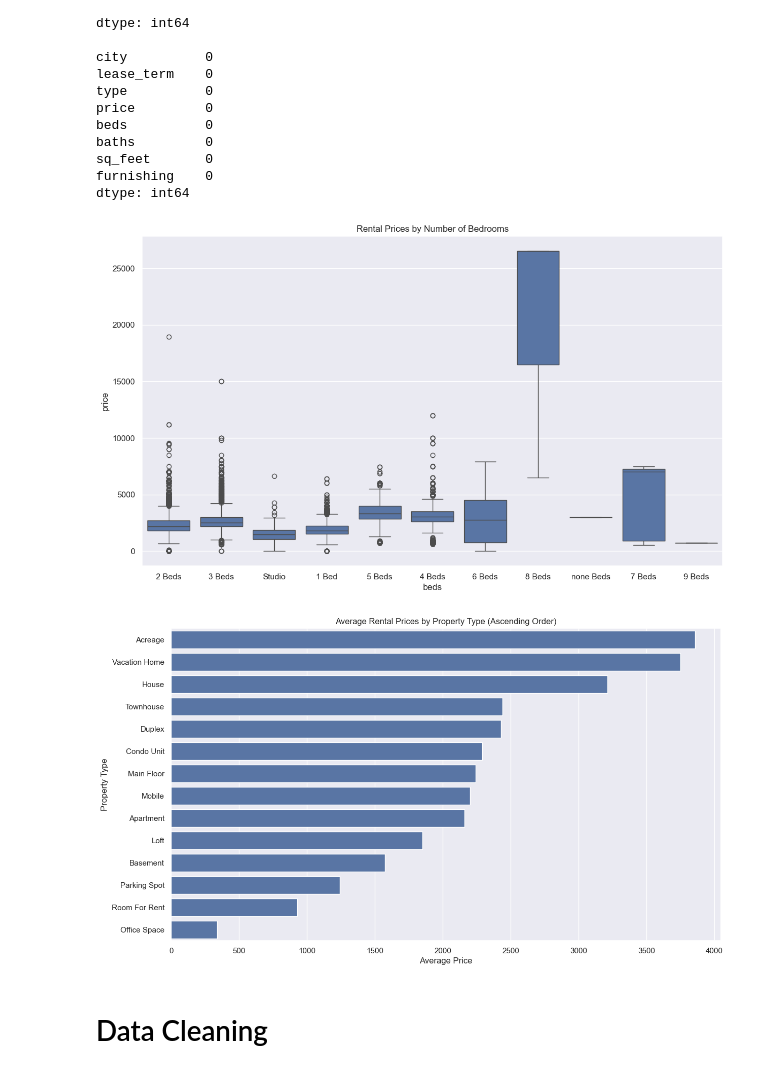
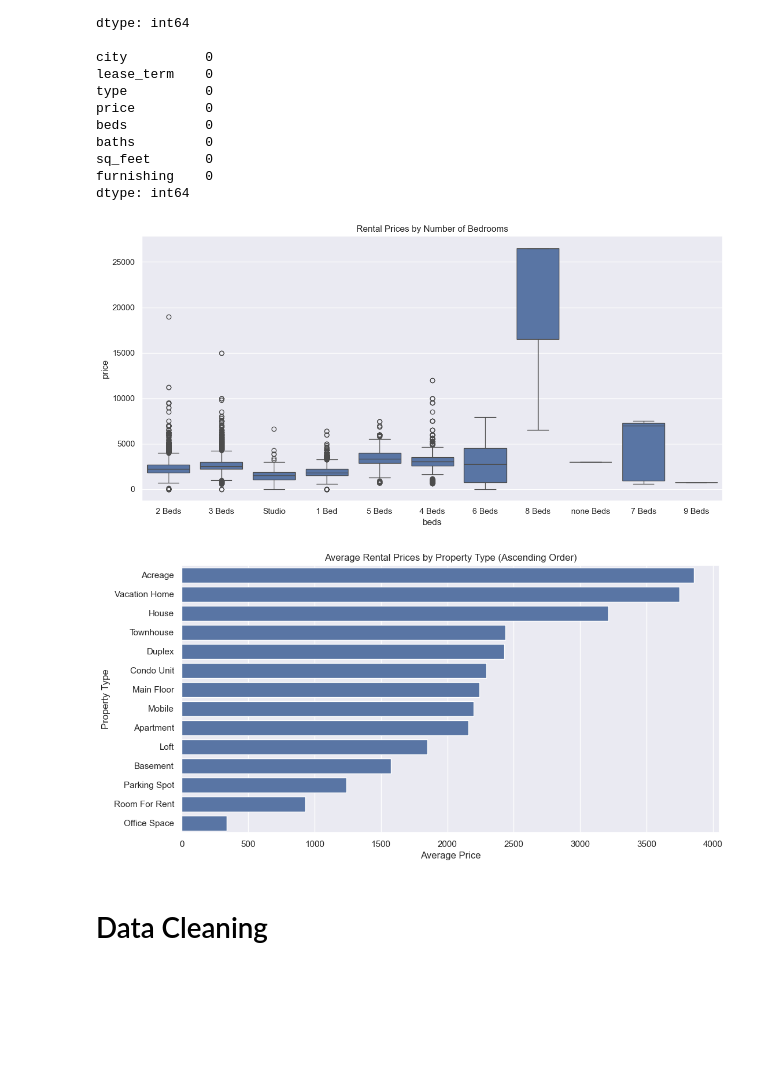
Before and after one commit to Normalitan/Canadian-Rental-Data-Analysis-, a Jupyter notebook: TheRegressionAttempt.ipynb, the cells around one changed output. Cells and saved outputs as stored; diff of their text form; code cells hidden in the pictures; blank space fills up the shorter version.

```diff
--- a/TheRegressionAttempt.ipynb
+++ b/TheRegressionAttempt.ipynb
@@ -109,17 +111,18 @@ sq_feet       0
 furnishing    0
 dtype: int64
 # %%
-plt.figure(figsize=(14, 8))
+plt.figure(figsize=(12, 6))
 sns.boxplot(x='beds', y='price', data=df)
 plt.title('Rental Prices by Number of Bedrooms')
+plt.tight_layout()
 plt.show()
 # %% [output]
-[figure, old version]
+[figure, new version]
 # %%
 # Calculating average prices by property type
 average_prices = df.groupby('type')['price'].mean().sort_values(ascending=False).reset_index()
 
-plt.figure(figsize=(14, 8))
+plt.figure(figsize=(12, 6))
 # horizontal bar graph
 sns.barplot(x='price', y='type', data=average_prices)  # Note: x and y are swapped for horizontal bars
 plt.title('Average Rental Prices by Property Type (Ascending Order)')
@@ -127,7 +130,7 @@ plt.xlabel('Average Price')
 plt.ylabel('Property Type')
 plt.show()
 # %% [output]
-[figure, old version]
+[figure, new version]
 # %% [markdown]
 # Data Cleaning
 # %%
```
Also changed, not shown: parts of 31 cells of this notebook.
